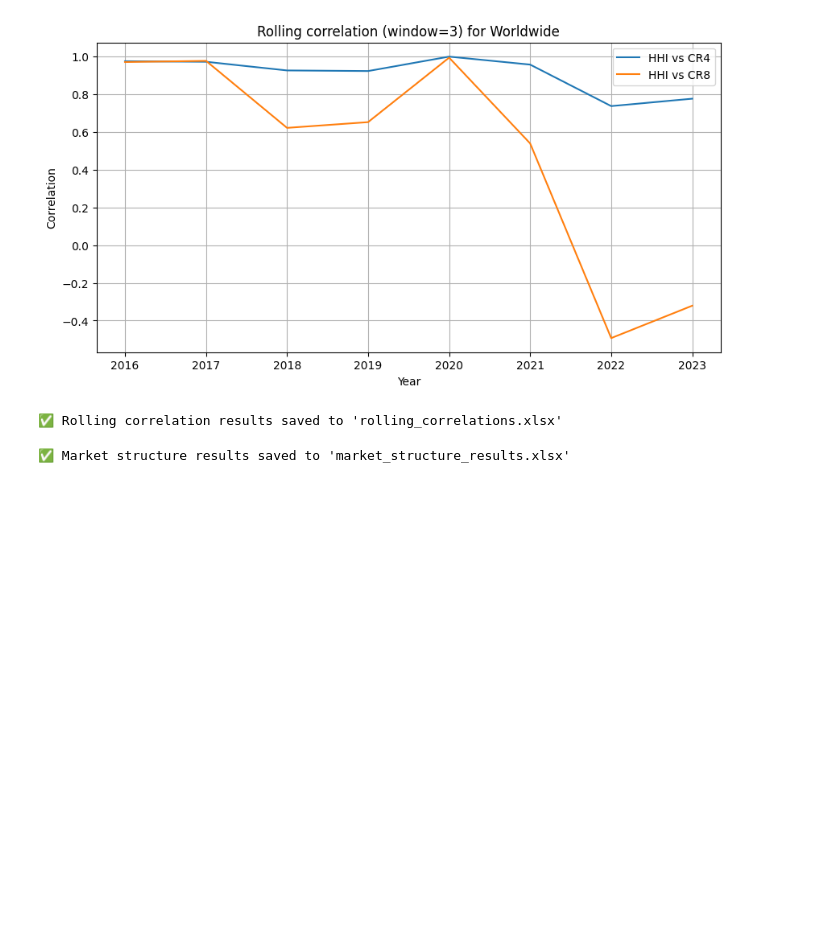
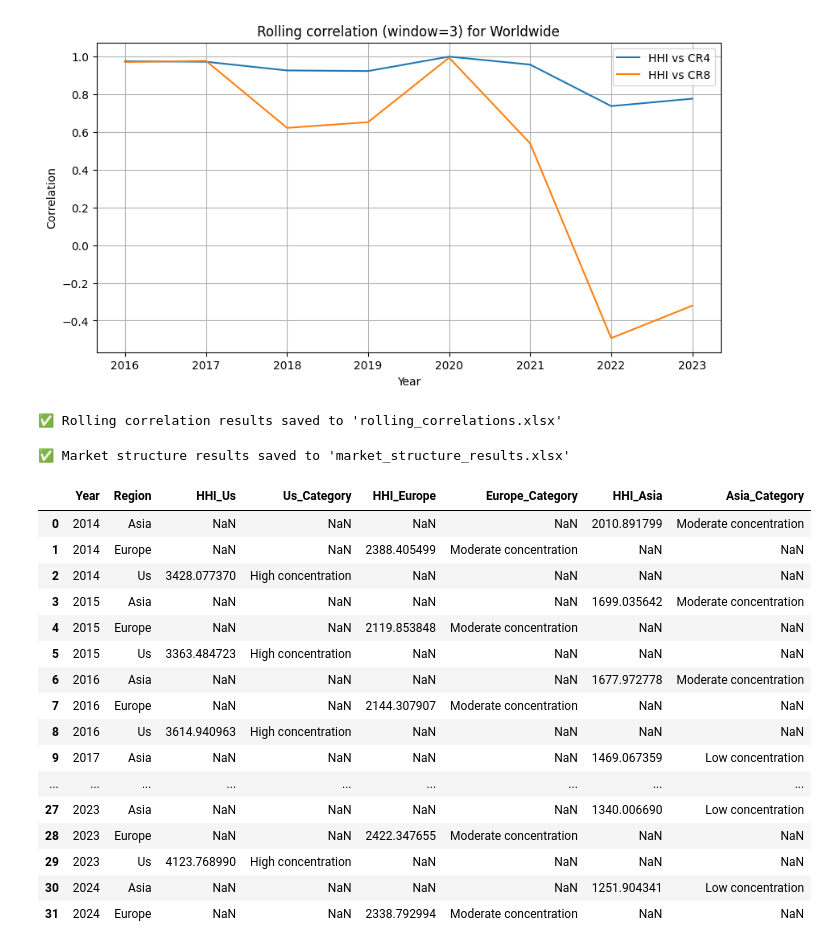
Before and after one commit to k-dot2/Master-s-thesis, a Jupyter notebook: Test6_Market_structure (1).ipynb, the cells around one changed output. Saved outputs shown, nothing was run; the diff lists cells and outputs as text; code cells hidden in the pictures; blank space fills up the shorter version.

```diff
--- a/Test6_Market_structure (1).ipynb
+++ b/Test6_Market_structure (1).ipynb
@@ -876,3 +876,64 @@ else:
     print(f"✅ Market structure results saved to '{output_file}'")
 # %% [output]
 ✅ Market structure results saved to 'market_structure_results.xlsx'
+# %%
+import numpy as np
+import pandas as pd
+
+# === Helper: classify HHI levels by DOJ/FTC guidelines ===
+def classify_hhi(hhi):
+    if hhi < 1500:
+        return "Low concentration"
+    elif hhi < 2500:
+        return "Moderate concentration"
+    else:
+        return "High concentration"
+
+# === Helper: compute HHI per region ===
+def compute_hhi_region(df, region_keyword):
+    region_cols = [c for c in df.columns if region_keyword.lower() in c.lower() and 'market share' in c.lower()]
+    if not region_cols:
+        raise ValueError(f"No market share columns found for '{region_keyword}'. Check column names.")
+    region_col = region_cols[0]
+
+    hhi = (
+        df.dropna(subset=['Year', region_col])
+          .assign(Share=lambda d: np.where(d[region_col] <= 1, d[region_col] * 100, d[region_col]))
+          .groupby('Year', as_index=False)[region_col]
+          .apply(lambda x: (x**2).sum())
+          .reset_index()
+    )
+    hhi = hhi.rename(columns={region_col: f'HHI_{region_keyword.capitalize()}', 'Year': 'Year'})
+    hhi[f'{region_keyword.capitalize()}_Category'] = hhi[f'HHI_{region_keyword.capitalize()}'].apply(classify_hhi)
+    hhi['Region'] = region_keyword.capitalize()
+    return hhi[['Year', 'Region', f'HHI_{region_keyword.capitalize()}', f'{region_keyword.capitalize()}_Category']]
+
+# === Compute for US, Europe, and Asia ===
+hhi_usa = compute_hhi_region(market_share_all, 'USA')
+hhi_europe = compute_hhi_region(market_share_all, 'Europe')
+hhi_asia = compute_hhi_region(market_share_all, 'Asia')
+
+# === Combine ===
+hhi_all_regions = pd.concat([hhi_usa, hhi_europe], ignore_index=True)
+
+# === Optional: sort and display ===
+hhi_all_regions = hhi_all_regions.sort_values(['Year', 'Region']).reset_index(drop=True)
+display(hhi_all_regions)
+# %% [output]
+|  | Year | Region | HHI_Us | Us_Category | HHI_Europe | Europe_Category | HHI_Asia | Asia_Category |
+| 0 | 2014 | Asia | NaN | NaN | NaN | NaN | 2010.891799 | Moderate concentration |
+| 1 | 2014 | Europe | NaN | NaN | 2388.405499 | Moderate concentration | NaN | NaN |
+| 2 | 2014 | Us | 3428.077370 | High concentration | NaN | NaN | NaN | NaN |
+| 3 | 2015 | Asia | NaN | NaN | NaN | NaN | 1699.035642 | Moderate concentration |
+| 4 | 2015 | Europe | NaN | NaN | 2119.853848 | Moderate concentration | NaN | NaN |
+| 5 | 2015 | Us | 3363.484723 | High concentration | NaN | NaN | NaN | NaN |
+| 6 | 2016 | Asia | NaN | NaN | NaN | NaN | 1677.972778 | Moderate concentration |
+| 7 | 2016 | Europe | NaN | NaN | 2144.307907 | Moderate concentration | NaN | NaN |
+| 8 | 2016 | Us | 3614.940963 | High concentration | NaN | NaN | NaN | NaN |
+| 9 | 2017 | Asia | NaN | NaN | NaN | NaN | 1469.067359 | Low concentration |
+| ... | ... | ... | ... | ... | ... | ... | ... | ... |
+| 27 | 2023 | Asia | NaN | NaN | NaN | NaN | 1340.006690 | Low concentration |
+| 28 | 2023 | Europe | NaN | NaN | 2422.347655 | Moderate concentration | NaN | NaN |
+| 29 | 2023 | Us | 4123.768990 | High concentration | NaN | NaN | NaN | NaN |
+| 30 | 2024 | Asia | NaN | NaN | NaN | NaN | 1251.904341 | Low concentration |
+| 31 | 2024 | Europe | NaN | NaN | 2338.792994 | Moderate concentration | NaN | NaN |
```
Also changed, not shown: parts of 1 cell of this notebook, 3 other files.
